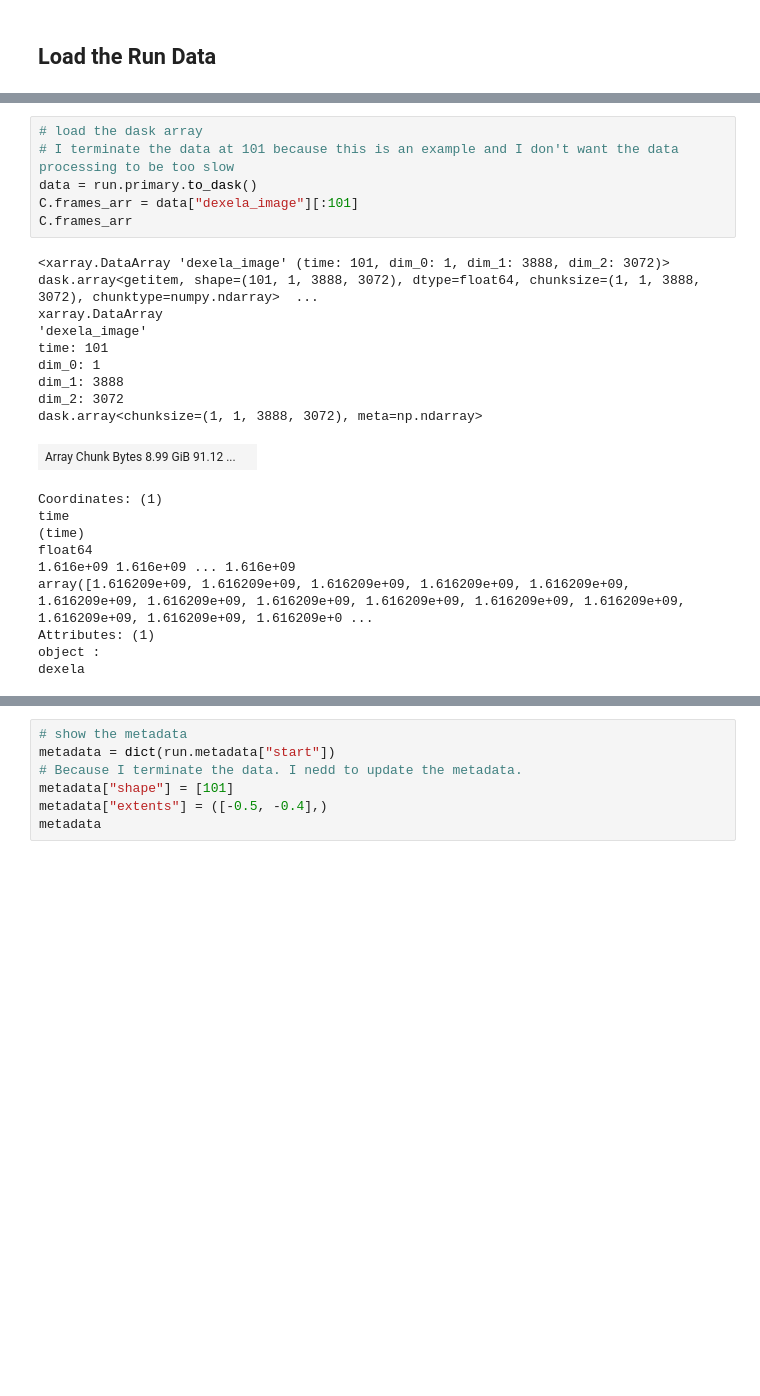
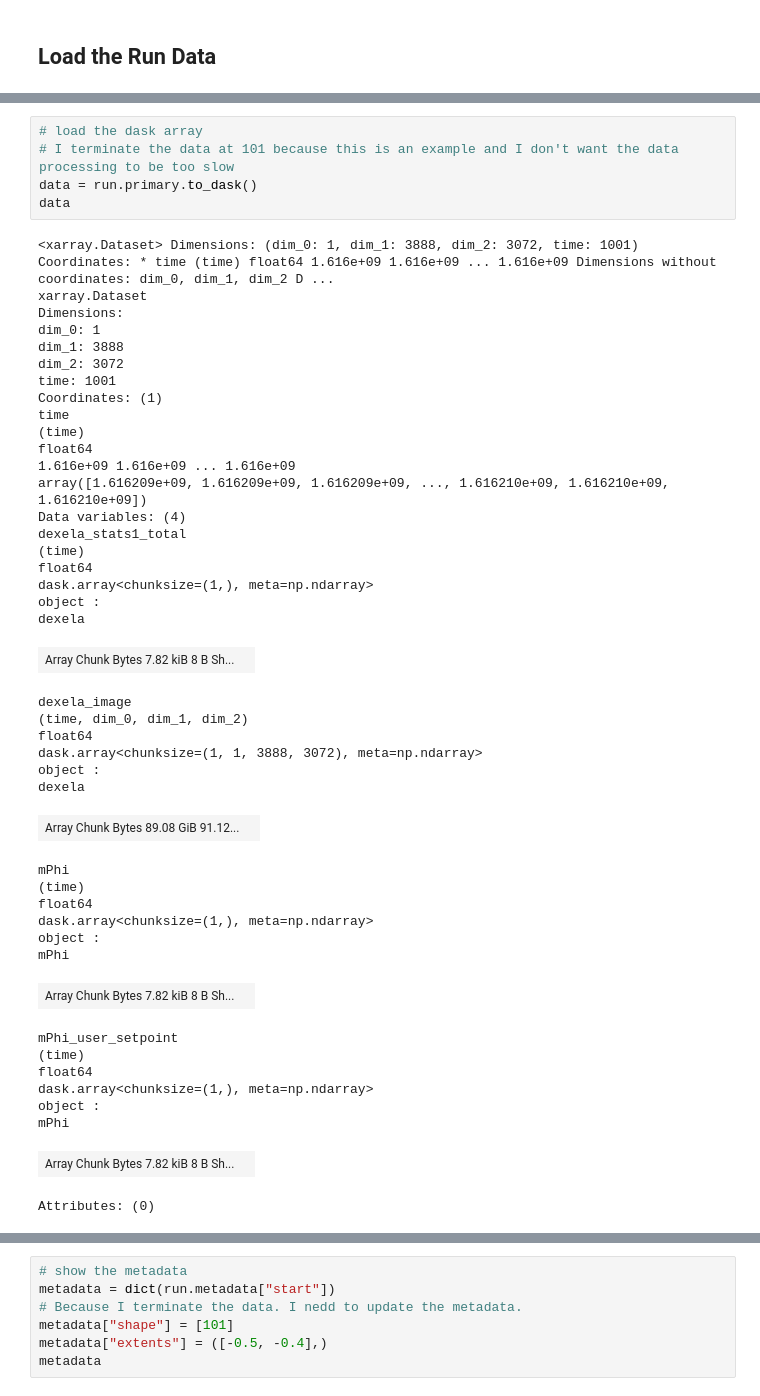
Before and after one commit to st3107/tomology, a Jupyter notebook: notebooks/analysis_example_code.ipynb, the cells around one changed output, grey strips where cells are left out. Saved outputs shown, nothing was run; the diff lists cells and outputs as text; blank space fills up the shorter version.

```diff
--- a/notebooks/analysis_example_code.ipynb
+++ b/notebooks/analysis_example_code.ipynb
@@ -21,25 +38,49 @@ run = db[UID]
 # %%
 # load the dask array
 # I terminate the data at 101 because this is an example and I don't want the data processing to be too slow
 data = run.primary.to_dask()
-C.frames_arr = data["dexela_image"][:101]
-C.frames_arr
+data
 # %% [output]
-<xarray.DataArray 'dexela_image' (time: 101, dim_0: 1, dim_1: 3888, dim_2: 3072)> dask.array<getitem, shape=(101, 1, 3888, 3072), dtype=float64, chunksize=(1, 1, 3888, 3072), chunktype=numpy.ndarray>  ...
-xarray.DataArray
-'dexela_image'
-time: 101
+<xarray.Dataset> Dimensions: (dim_0: 1, dim_1: 3888, dim_2: 3072, time: 1001) Coordinates: * time (time) float64 1.616e+09 1.616e+09 ... 1.616e+09 Dimensions without coordinates: dim_0, dim_1, dim_2 D ...
+xarray.Dataset
+Dimensions:
 dim_0: 1
 dim_1: 3888
 dim_2: 3072
-dask.array<chunksize=(1, 1, 3888, 3072), meta=np.ndarray>
+time: 1001
+Coordinates: (1)
+time
+(time)
+float64
+1.616e+09 1.616e+09 ... 1.616e+09
+array([1.616209e+09, 1.616209e+09, 1.616209e+09, ..., 1.616210e+09, 1.616210e+09, 1.616210e+09])
+Data variables: (4)
+dexela_stats1_total
+(time)
+float64
+dask.array<chunksize=(1,), meta=np.ndarray>
+object :
+dexela
-| Array Chunk Bytes 8.99 GiB 91.12 ... |  |
+| Array Chunk Bytes 7.82 kiB 8 B Sh... |  |
-Coordinates: (1)
-time
-(time)
+dexela_image
+(time, dim_0, dim_1, dim_2)
 float64
-1.616e+09 1.616e+09 ... 1.616e+09
-array([1.616209e+09, 1.616209e+09, 1.616209e+09, 1.616209e+09, 1.616209e+09, 1.616209e+09, 1.616209e+09, 1.616209e+09, 1.616209e+09, 1.616209e+09, 1.616209e+09, 1.616209e+09, 1.616209e+09, 1.616209e+0 ...
-Attributes: (1)
+dask.array<chunksize=(1, 1, 3888, 3072), meta=np.ndarray>
 object :
 dexela
+| Array Chunk Bytes 89.08 GiB 91.12... |  |
+mPhi
+(time)
+float64
+dask.array<chunksize=(1,), meta=np.ndarray>
+object :
+mPhi
+| Array Chunk Bytes 7.82 kiB 8 B Sh... |  |
+mPhi_user_setpoint
+(time)
+float64
+dask.array<chunksize=(1,), meta=np.ndarray>
+object :
+mPhi
+| Array Chunk Bytes 7.82 kiB 8 B Sh... |  |
+Attributes: (0)
```
Also changed, not shown: parts of 6 cells of this notebook.
